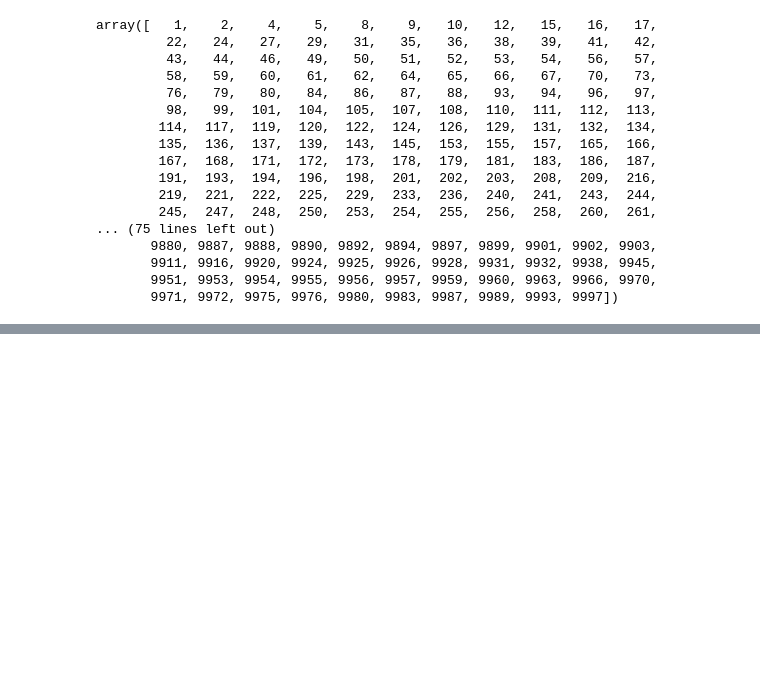
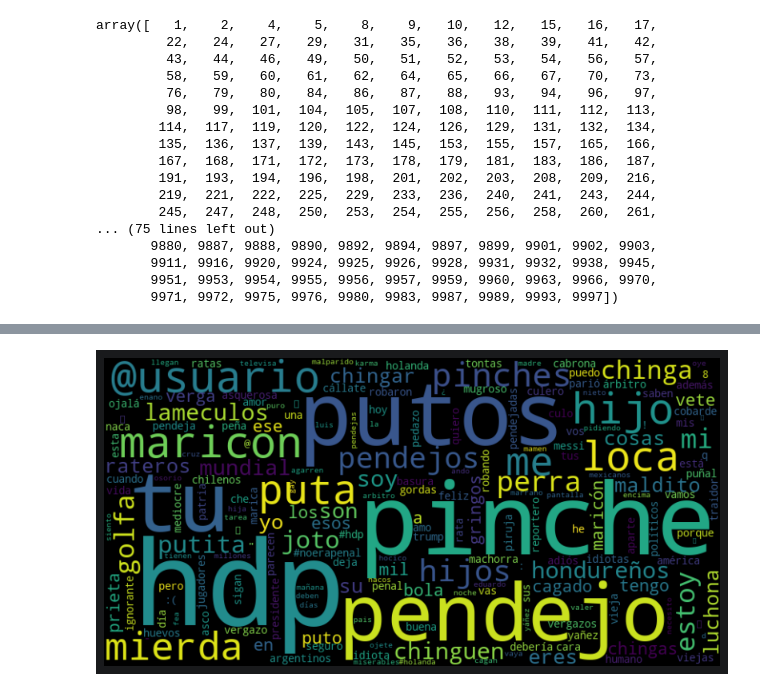
Before and after one commit to josuew/Natural_Language_Processing, a Jupyter notebook: Practica_2/Practica_2_Jauregui_Arvilla_Josue_Emmanuel.ipynb, the cells around one changed output, grey strips where cells are left out. Cells and saved outputs as stored; diff of their text form; code cells hidden in the pictures; blank space fills up the shorter version.

```diff
--- a/Practica_2/Practica_2_Jauregui_Arvilla_Josue_Emmanuel.ipynb
+++ b/Practica_2/Practica_2_Jauregui_Arvilla_Josue_Emmanuel.ipynb
@@ -338,0 +362,2 @@ wordcloud
+# %%
+chi2_scores = feats.scores_
@@ -338,0 +386,14 @@ wordcloud
+# %%
+dict_indices_invertido = {}
+for w in dict_indices:
+    dict_indices_invertido[dict_indices[w]] =  w
+# %%
+best_dict = {str(dict_indices_invertido[idx]) : chi2_scores[idx] for idx in best}
+# %%
+wordcloud = WordCloud(width=800, height=400, background_color="black").generate_from_frequencies(best_dict)
+plt.figure(figsize=(10, 5))
+plt.imshow(wordcloud, interpolation = 'bilinear')
+plt.axis('off')
+plt.show()
+# %% [output]
+[figure, added]
```
Also changed, not shown: parts of 17 cells of this notebook, 7 other files.
